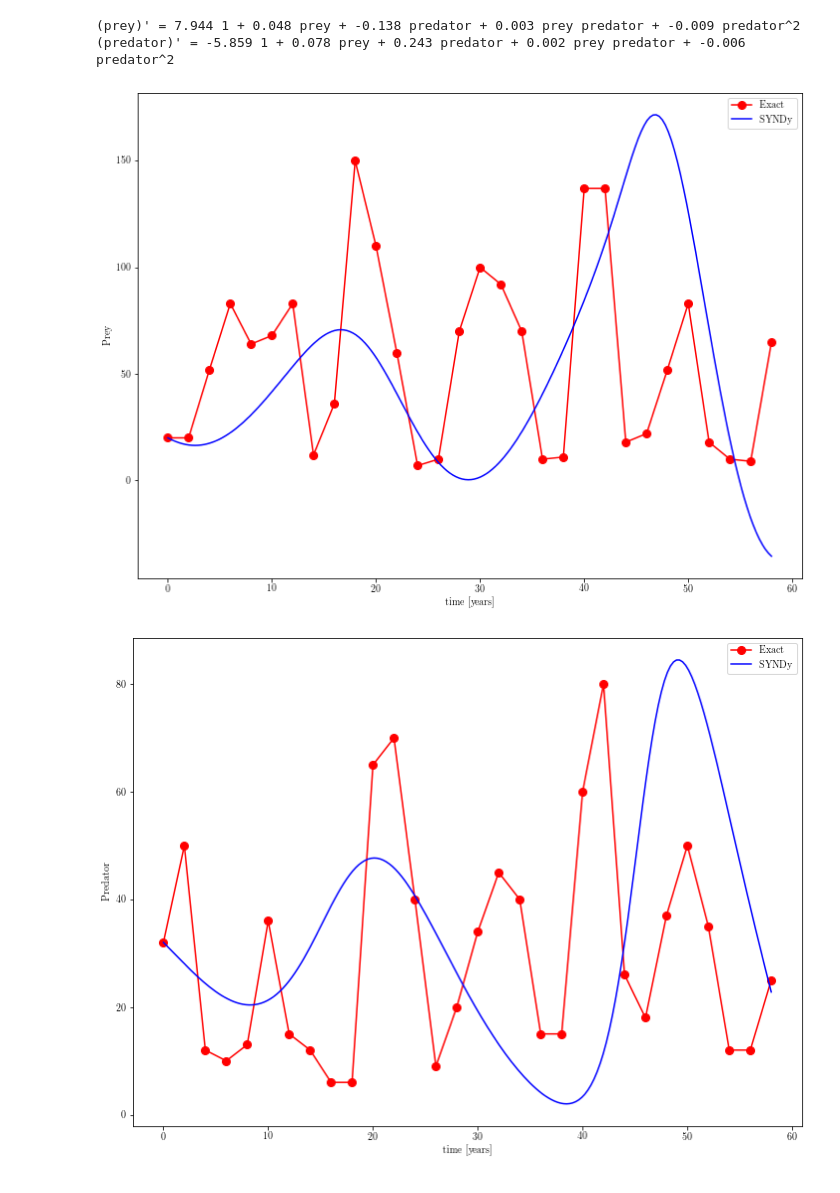
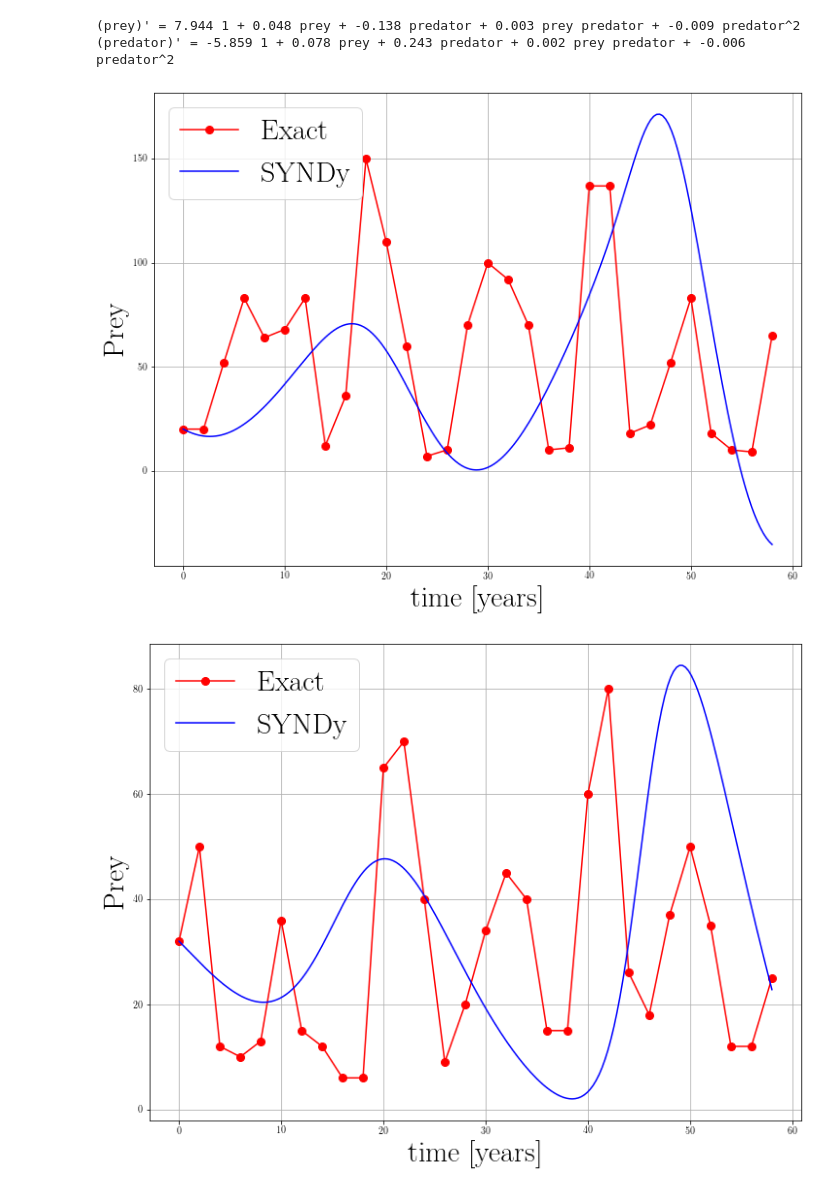
Before and after one commit to Steriva/MfM_Assignment, a Jupyter notebook: exe01d_pySINDy.ipynb, the cells around one changed output. Cells and saved outputs as stored; diff of their text form; code cells hidden in the pictures.

```diff
--- a/exe01d_pySINDy.ipynb
+++ b/exe01d_pySINDy.ipynb
@@ -172,26 +158,30 @@ std_ensemble = np.std(ensemble_coefs, axis=0)
 # %%
 x0 = X[0,0];
 y0 = X[0,1];
 t_test = np.linspace(int(min(time)), int(max(time)), int(200))
 
 ensemble_optimizer.coef_ = mean_ensemble
 sim = model.simulate([x0, y0], t=t_test)
 
 plt.figure()
 plt.plot(time, X[:,0], "r-o", label="Exact", markersize=8)
 plt.plot(t_test, sim[:,0], "b-", label="SYNDy", markersize=8)
-plt.xlabel("time [years]")
-plt.ylabel("Prey")
-plt.legend()
+plt.xlabel("time [years]",fontsize=30)
+plt.ylabel("Prey",fontsize=30)
+plt.grid(which='major',linestyle='-')
+plt.grid(which='minor',linestyle='--')
+plt.legend(fontsize=30)
 plt.show()
 
 plt.figure()
 plt.plot(time, X[:,1], "r-o", label="Exact", markersize=8)
 plt.plot(t_test, sim[:,1], "b-", label="SYNDy", markersize=8)
-plt.xlabel("time [years]")
-plt.ylabel("Predator")
-plt.legend()
+plt.xlabel("time [years]",fontsize=30)
+plt.ylabel("Prey",fontsize=30)
+plt.grid(which='major',linestyle='-')
+plt.grid(which='minor',linestyle='--')
+plt.legend(fontsize=30)
 plt.show()
 # %% [output]
-[figure, old version]
+[figure, new version]
-[figure, old version]
+[figure, new version]
```
Also changed, not shown: parts of 2 cells of this notebook.
